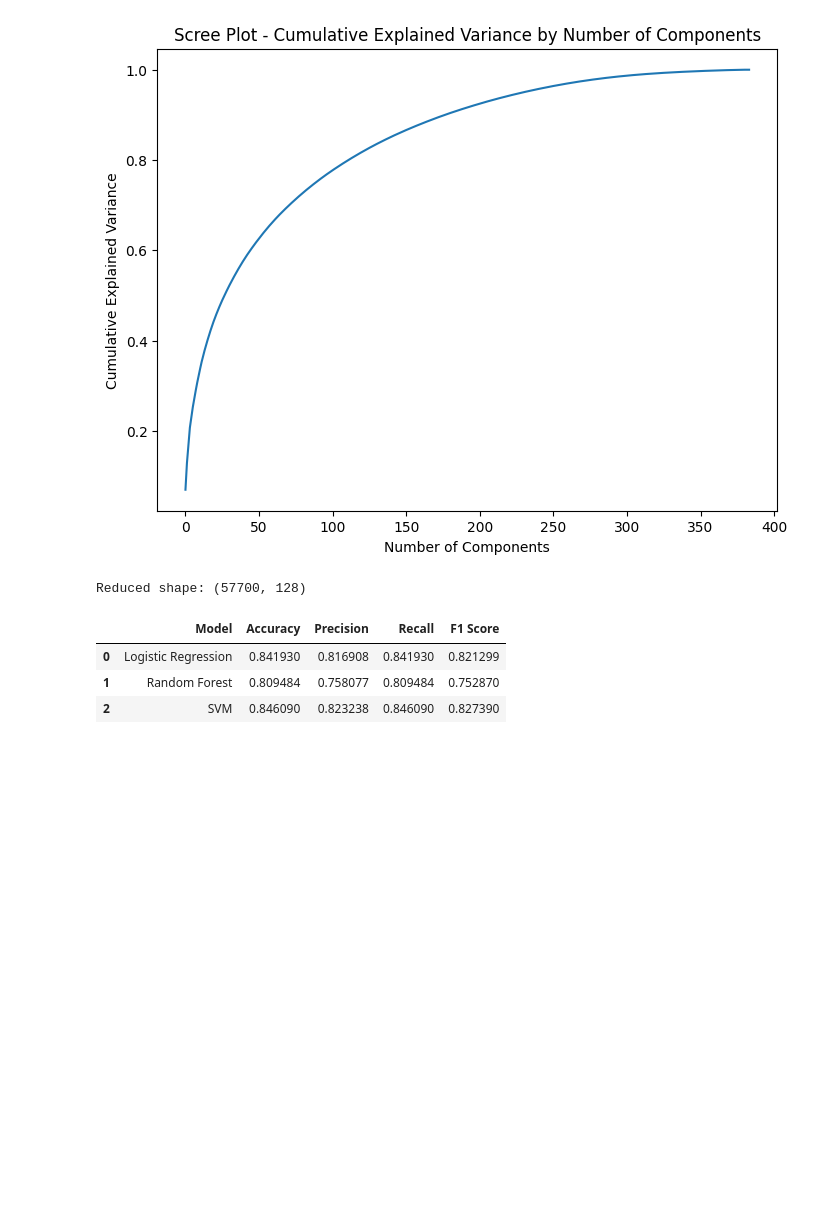
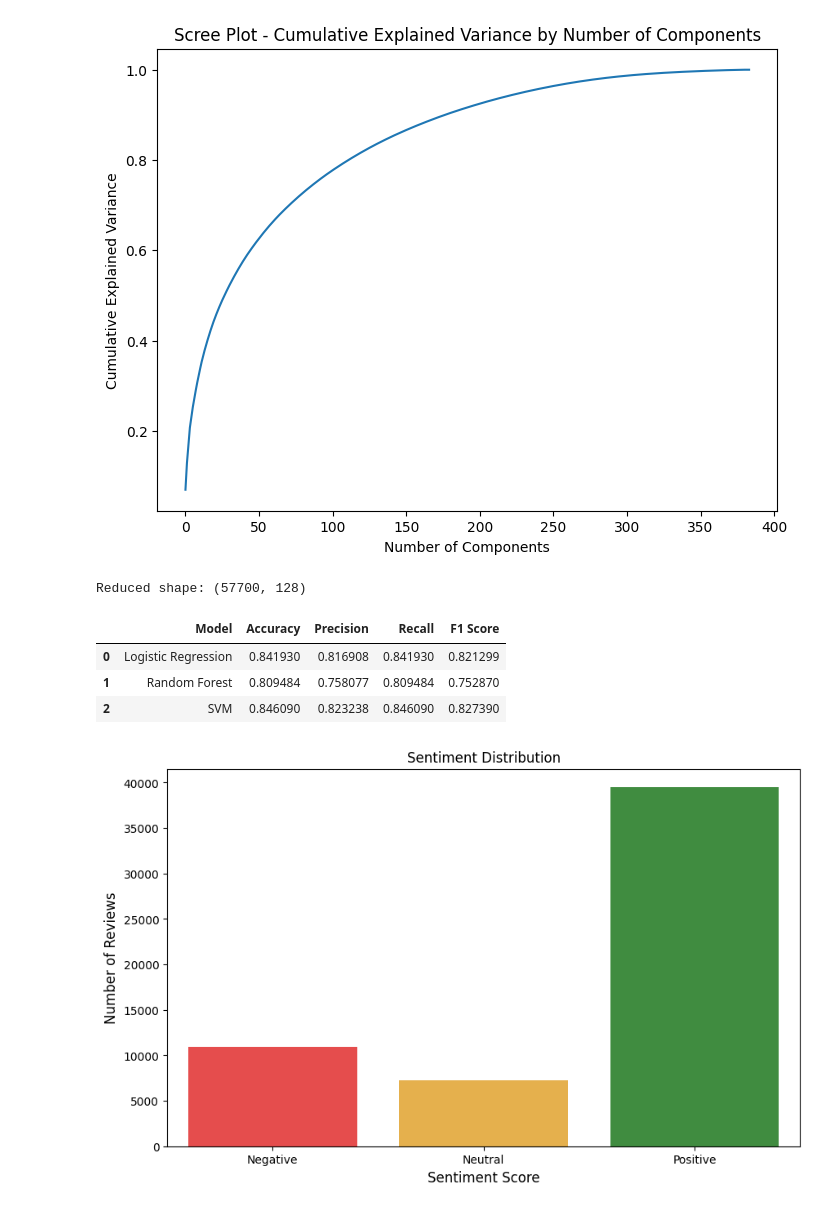
Before and after one commit to sairin94/yelp-recommendation, a Jupyter notebook: notebooks/explore_dataset.ipynb, the cells around one changed output. Drawn from its saved outputs; the diff is of its cells as text; code cells hidden in the pictures; blank space fills up the shorter version.

```diff
--- a/notebooks/explore_dataset.ipynb
+++ b/notebooks/explore_dataset.ipynb
@@ -411,3 +411,20 @@ metrics_df.head()
 | 0 | Logistic Regression | 0.841930 | 0.816908 | 0.841930 | 0.821299 |
 | 1 | Random Forest | 0.809484 | 0.758077 | 0.809484 | 0.752870 |
 | 2 | SVM | 0.846090 | 0.823238 | 0.846090 | 0.827390 |
+# %%
+# Count the number of each sentiment score in your dataset
+sentiment_counts = train_df['sentiment'].value_counts().sort_index()
+
+# Generate a bar plot
+plt.figure(figsize=(10,6))
+sns.barplot(x=sentiment_counts.index, y=sentiment_counts.values, alpha=0.8,palette=['red', 'orange', 'green'])
+
+# Replace numeric labels with text labels
+plt.xticks(ticks=[0, 1, 2], labels=['Negative', 'Neutral', 'Positive'])
+
+plt.title('Sentiment Distribution')
+plt.ylabel('Number of Reviews', fontsize=12)
+plt.xlabel('Sentiment Score', fontsize=12)
+plt.show()
+# %% [output]
+[figure, added]
```
Also changed, not shown: parts of 16 cells of this notebook, 9 other files.
